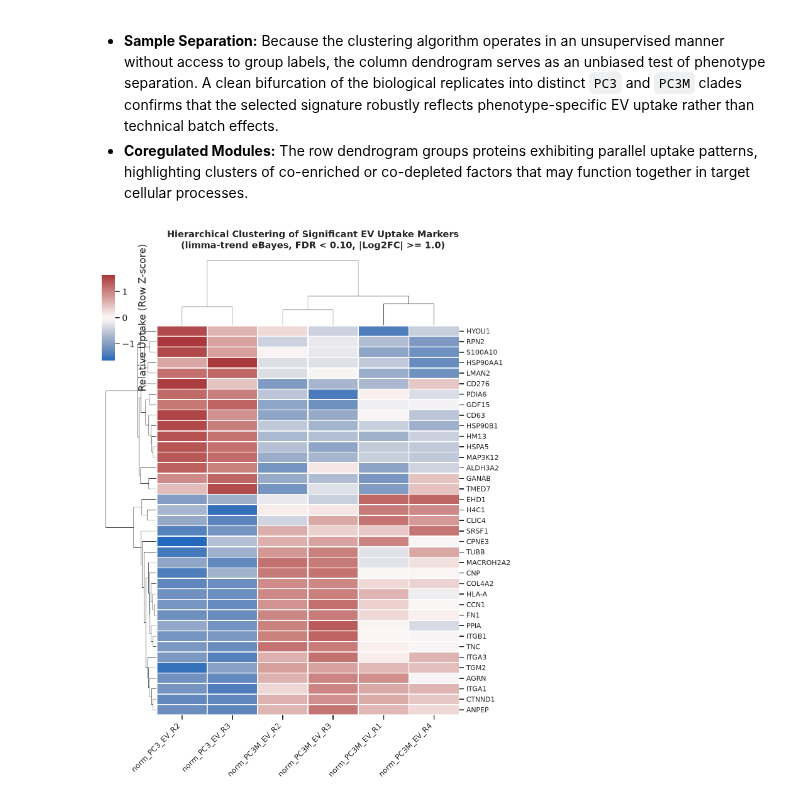
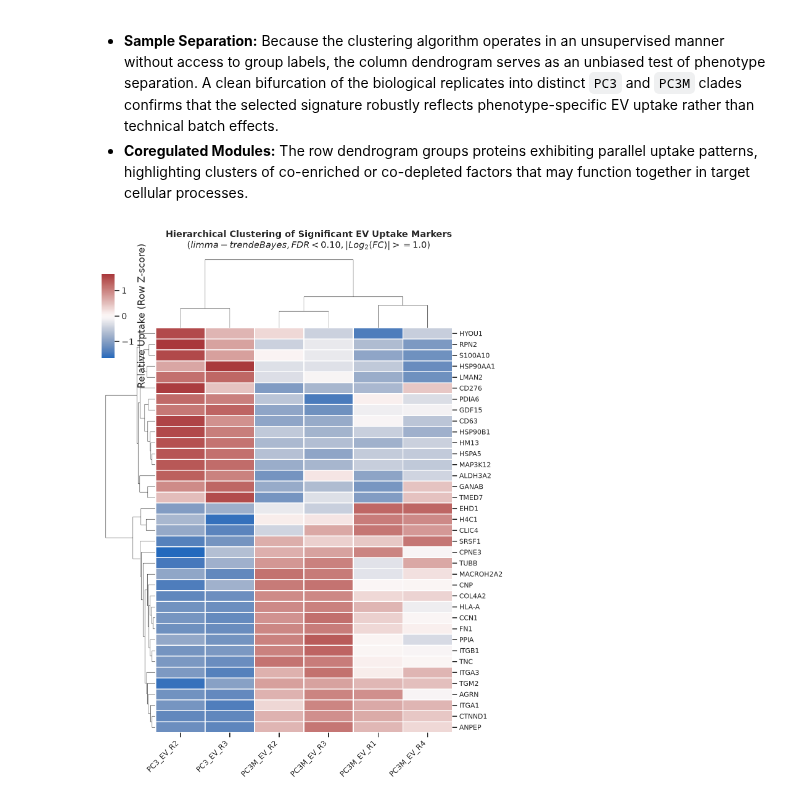
Before and after one commit to Dudkanist/ev-uptake-proteomics, a Jupyter notebook: main.ipynb, the cells around one changed output. Saved outputs shown, nothing was run; the diff lists cells and outputs as text; code cells hidden in the pictures.

```diff
--- a/main.ipynb
+++ b/main.ipynb
@@ -1217,7 +1217,8 @@ def normalize_uptake_212(df_in):
     # PC3 (R2, R3) with NTA 2x adjustment (-1.0 on a log2 scale)
     for col in ["PC3_EV_R2", "PC3_EV_R3"]:
         vals = df_clean[col].astype(float).values
-        df_log2_norm[f"norm_{col}"] = np.log2(vals) - log_spike_pc3 - 1.0
+        # df_log2_norm[f"norm_{col}"] = np.log2(vals) - log_spike_pc3 - 1.0
+        df_log2_norm[f"norm_{col}"] = np.log2(vals) - log_spike_pc3
 
     # PC3M (R1, R2, R3, R4)
     for col in ["PC3M_EV_R1", "PC3M_EV_R2", "PC3M_EV_R3", "PC3M_EV_R4"]:
@@ -1814,7 +1869,10 @@ sig_down = volcano_df["FDR_Significant"] & (volcano_df["Log2FC"] <= -fc_threshol
 
 volcano_df["Significance"] = np.select(
     [sig_up, sig_down],
-    [f"Up in PC3M (FDR < {fdr_threshold:.2f})", f"Up in PC3 (FDR < {fdr_threshold:.2f})"],
+    [
+        f"Up in PC3M (FDR < {fdr_threshold:.2f})",
+        f"Up in PC3 (FDR < {fdr_threshold:.2f})",
+    ],
     default="Not Significant",
 )
 
@@ -1823,5 +1881,6 @@ plot_volcano(
     fdr_threshold=fdr_threshold,
     fc_threshold=fc_threshold,
     method=method,
+    xlim=(-3,3)
 )
 # %% [output]
@@ -1911,6 +1974,8 @@ key_markers = sig_hits.index.tolist()
 # Select only experimental channels of interest (EV samples)
 channels = pc3_cols + pc3m_cols
 heatmap_data = df_centered.loc[key_markers, channels].copy()
+
+heatmap_data.columns = [c.replace("norm_", "") for c in heatmap_data.columns]
 
 # Map UniProt Accessions to Genes if available
 if "Gene" in volcano_df.columns:
@@ -1921,32 +1986,37 @@ if "Gene" in volcano_df.columns:
 
 # 2. Plot Seaborn Clustermap
 g = sns.clustermap(
     heatmap_data,
     cmap="vlag",
     center=0,
     z_score=0,  # standardize across rows (proteins)
     col_cluster=True,  # cluster samples
     row_cluster=True,  # cluster proteins
     figsize=(8, max(6, len(key_markers) * 0.28)),  # dynamic height scaling
     dendrogram_ratio=(0.15, 0.15),
     cbar_pos=(0.02, 0.8, 0.03, 0.15),
     cbar_kws={"label": "Relative Uptake (Row Z-score)"},
     linewidths=0.5,
     linecolor="white",
     method="average",
 )
 
 # Figure styling and labels
 g.figure.suptitle(
     f"Hierarchical Clustering of Significant EV Uptake Markers\n"
-    f"(limma-trend eBayes, FDR < {fdr_threshold:.2f}, |Log2FC| >= {fc_threshold:.1f})",
+    f"$(limma-trend eBayes, FDR < {fdr_threshold:.2f}, |Log_2(FC)| >= {fc_threshold:.1f})$",
     y=1.03,
     fontsize=12,
     fontweight="bold",
 )
 plt.setp(g.ax_heatmap.get_xticklabels(), rotation=45, ha="right", fontsize=10)
 plt.setp(g.ax_heatmap.get_yticklabels(), fontsize=9)
 
 plt.show()
+# plt.savefig(
+#     fname="koka.png",
+#     dpi=300,
+#     bbox_inches="tight"
+# )
 # %% [output]
-[figure, old version]
+[figure, new version]
```
Also changed, not shown: parts of 10 cells of this notebook, 4 other files.
